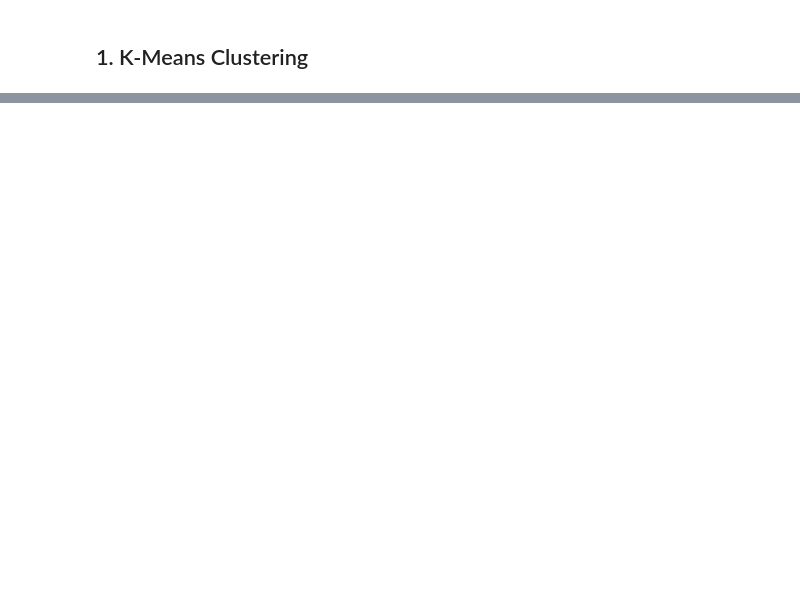
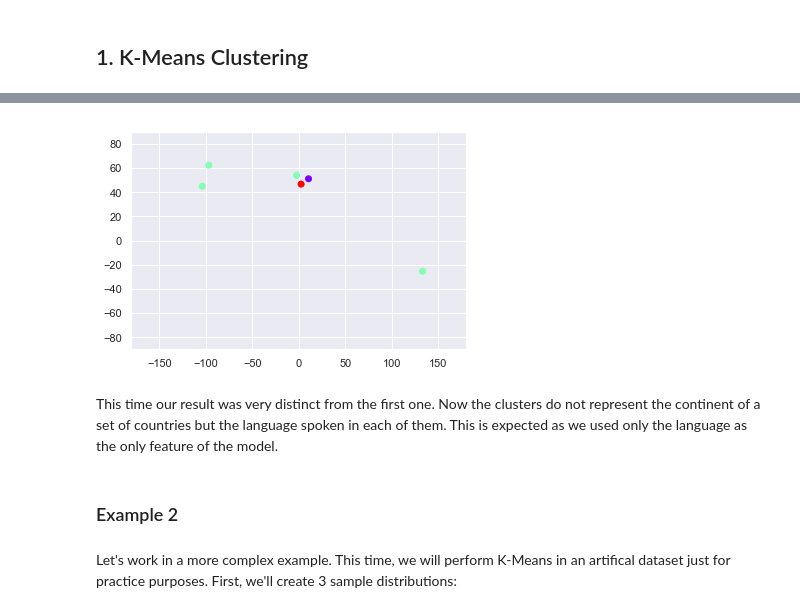
Before and after one commit to alexandrehsd/cluster-analysis, a Jupyter notebook: Cluster Analysis.ipynb, the cells around one changed output, grey strips where cells are left out. Saved outputs shown, nothing was run; the diff lists cells and outputs as text; code cells hidden in the pictures; blank space fills up the shorter version.

Commit message:
Added examples 1 and 2

```diff
--- a/Cluster Analysis.ipynb
+++ b/Cluster Analysis.ipynb
@@ -50,0 +149,4 @@ This is a simple example but we can extend this result to more complex situation
+# %%
+data_with_clusters['Continent'] = data_with_clusters['Clusters'].map({0: 'Europe', 1: 'Oceania', 2: 'North America'})
+data_with_clusters = data_with_clusters.drop('Clusters', axis=1)
+data_with_clusters
@@ -50,0 +165,4 @@ This is a simple example but we can extend this result to more complex situation
+# %%
+data_mapped = country_data.copy()
+data_mapped['Language'] = country_data['Language'].map({'English':0, 'French':1, 'German':2})
+data_mapped
@@ -50,0 +177,17 @@ This is a simple example but we can extend this result to more complex situation
+# %%
+# Slicing the dataframe, fitting and predicting
+feature = data_mapped.iloc[:,3:4]
+clusters = kmeans.fit_predict(feature)
+# %%
+plt.scatter(data_with_clusters['Longitude'], data_with_clusters['Latitude'], c=clusters, cmap='rainbow')
+plt.xlim(-180, 180)
+plt.ylim(-90, 90)
+plt.show()
+# %% [output]
+[figure, added]
+# %% [markdown]
+This time our result was very distinct from the first one. Now the clusters do not represent the continent of a set of countries but the language spoken in each of them. This is expected as we used only the language as the only feature of the model.
+# %% [markdown]
+### Example 2
+# %% [markdown]
+Let's work in a more complex example. This time, we will perform K-Means in an artifical dataset just for practice purposes. First, we'll create 3 sample distributions:
```
Also changed, not shown: parts of 32 cells of this notebook.
